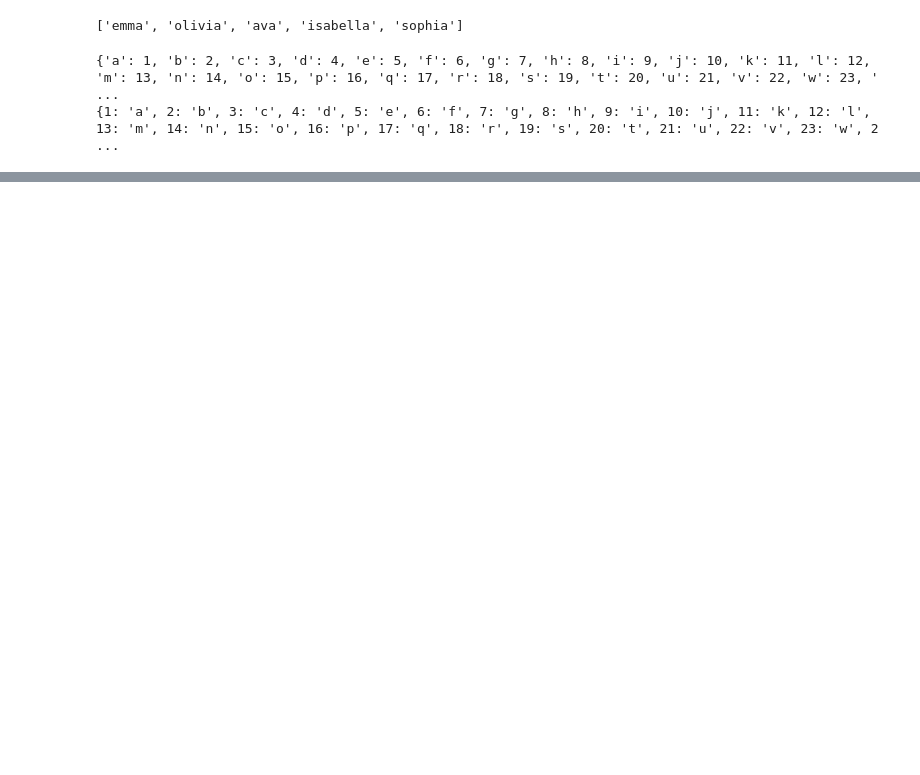
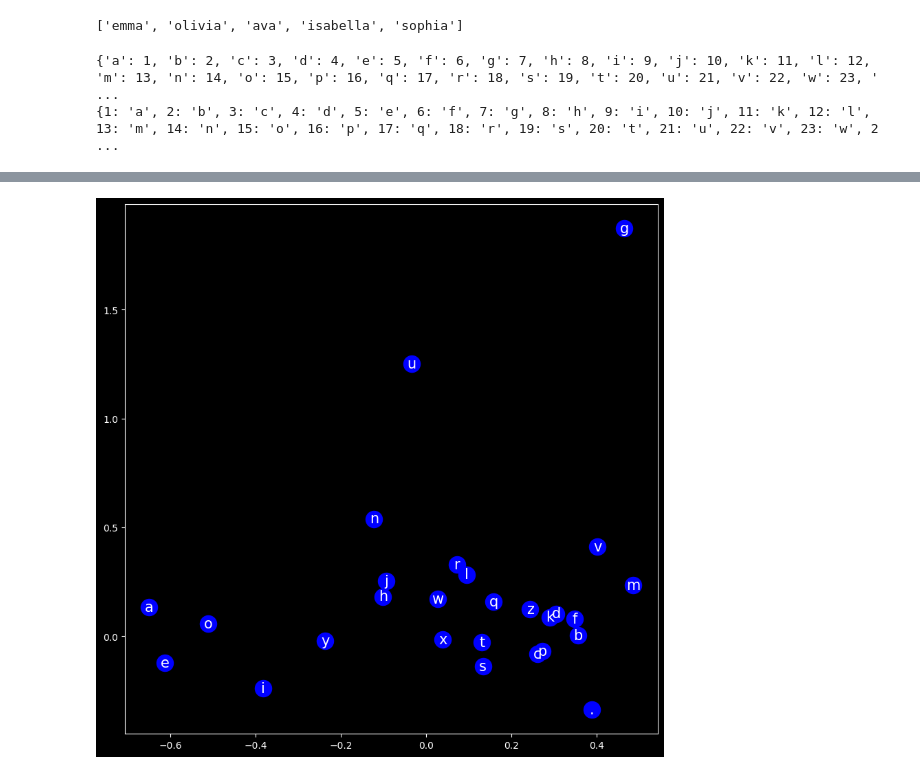
Before and after one commit to sanketmishra009/aiml, a Jupyter notebook: deepLearning/nlp/makemore/ngram.ipynb, the cells around one changed output, grey strips where cells are left out. Cells and saved outputs as stored; diff of their text form; code cells hidden in the pictures; blank space fills up the shorter version.

```diff
--- a/deepLearning/nlp/makemore/ngram.ipynb
+++ b/deepLearning/nlp/makemore/ngram.ipynb
@@ -129,0 +237,6 @@ x.shape , y.shape , counts.sum(dim = 1 , keepdim= True).shape , emb.shape , torc
+# %%
+#visualize character embeddings:
+plot_embeddings(c)
+plt.savefig('./data/ngram-embeddings2.png')
+# %% [output]
+[figure, added]
```
Also changed, not shown: parts of 17 cells of this notebook, 2 other files.
